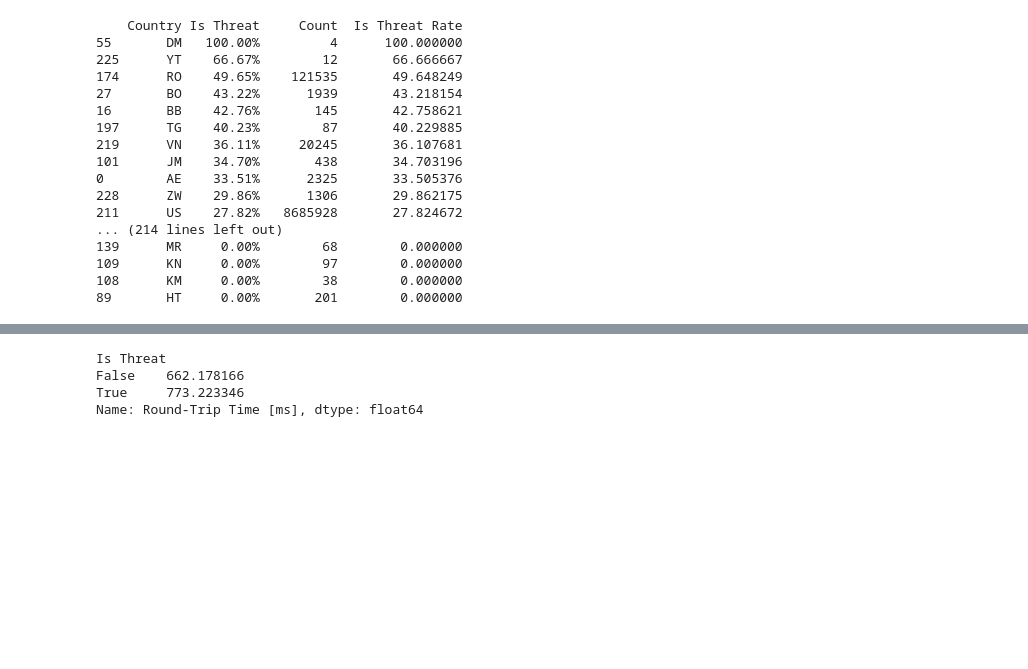
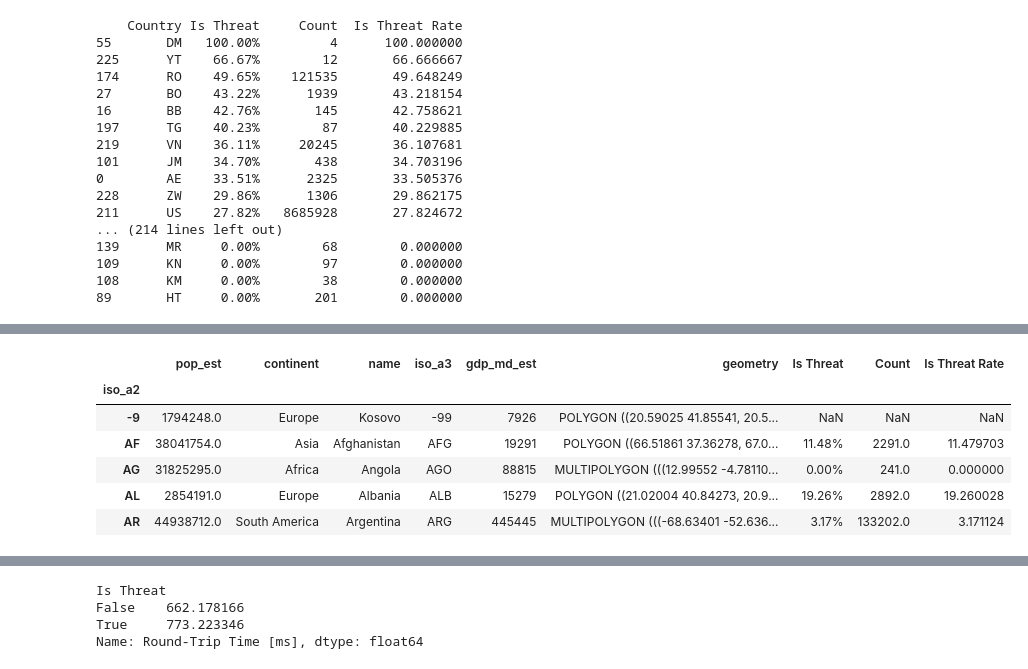
Before and after one commit to yschoi9930/Kaggle, a Jupyter notebook: notebookc25a814836.ipynb, the cells around one changed output, grey strips where cells are left out. Saved outputs shown, nothing was run; the diff lists cells and outputs as text; code cells hidden in the pictures; blank space fills up the shorter version.

```diff
--- a/notebookc25a814836.ipynb
+++ b/notebookc25a814836.ipynb
@@ -210,0 +206,10 @@ dtype: int64
+# %%
+merged.head()
+# %% [output]
+|  | pop_est | continent | name | iso_a3 | gdp_md_est | geometry | Is Threat | Count | Is Threat Rate |
+| iso_a2 |  |  |  |  |  |  |  |  |  |
+| -9 | 1794248.0 | Europe | Kosovo | -99 | 7926 | POLYGON ((20.59025 41.85541, 20.5... | NaN | NaN | NaN |
+| AF | 38041754.0 | Asia | Afghanistan | AFG | 19291 | POLYGON ((66.51861 37.36278, 67.0... | 11.48% | 2291.0 | 11.479703 |
+| AG | 31825295.0 | Africa | Angola | AGO | 88815 | MULTIPOLYGON (((12.99552 -4.78110... | 0.00% | 241.0 | 0.000000 |
+| AL | 2854191.0 | Europe | Albania | ALB | 15279 | POLYGON ((21.02004 40.84273, 20.9... | 19.26% | 2892.0 | 19.260028 |
+| AR | 44938712.0 | South America | Argentina | ARG | 445445 | MULTIPOLYGON (((-68.63401 -52.636... | 3.17% | 133202.0 | 3.171124 |
```
Also changed, not shown: parts of 22 cells of this notebook.
